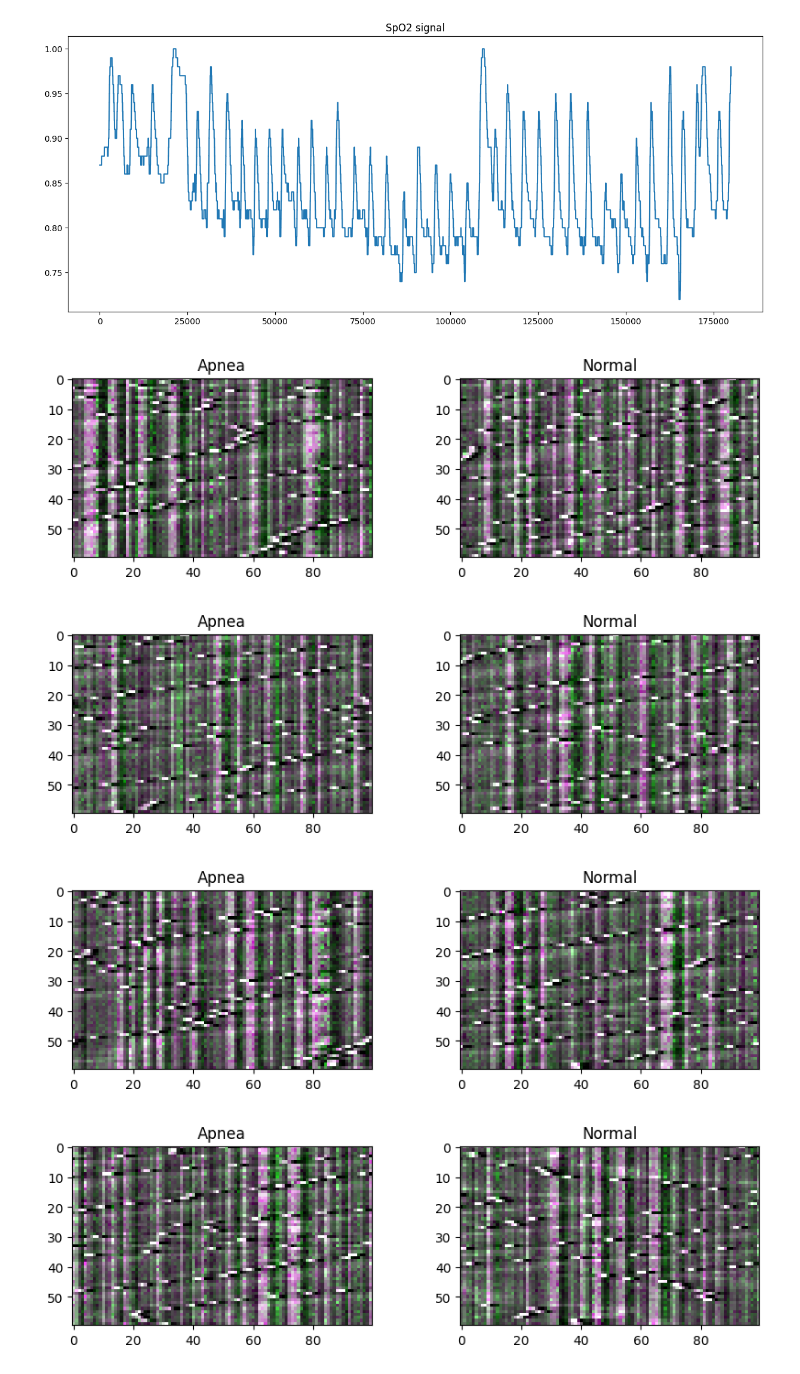
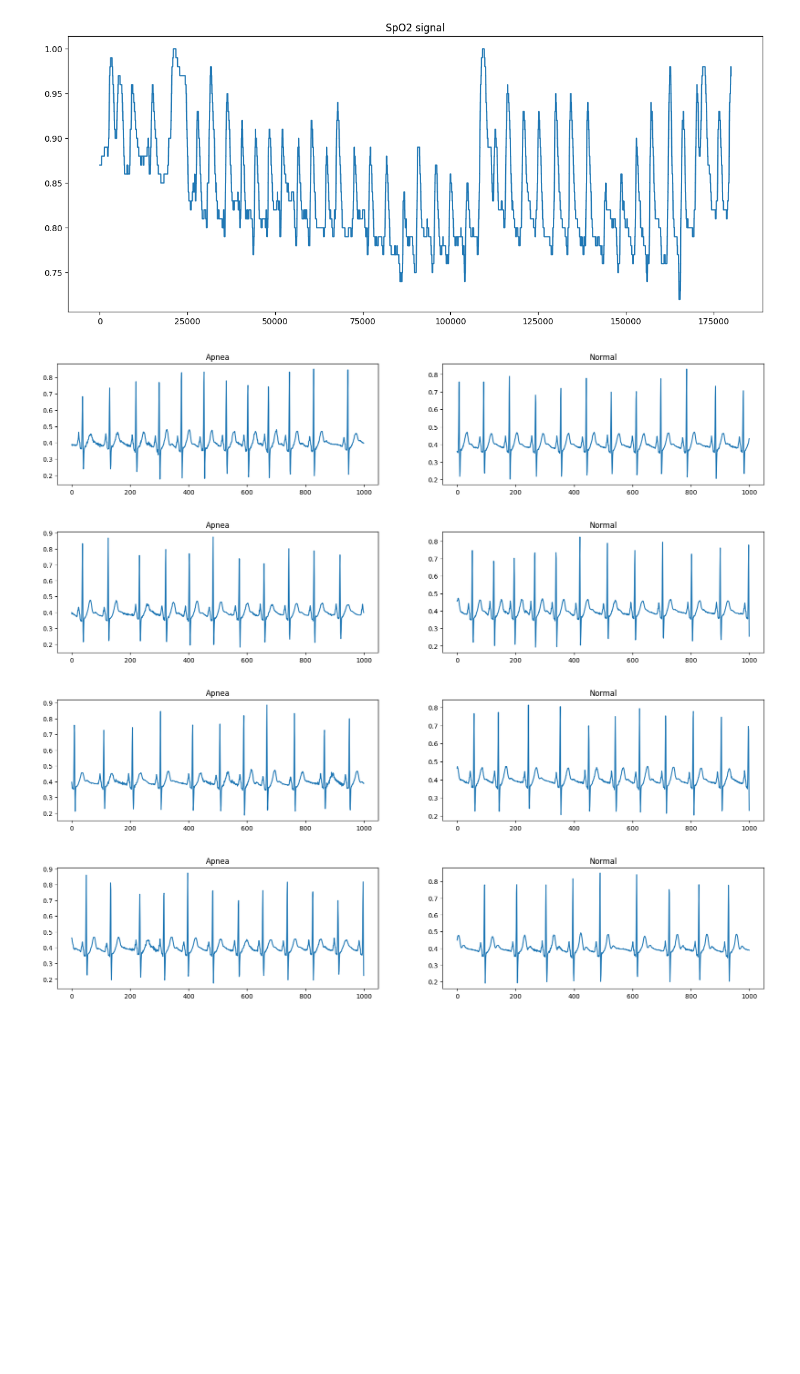
Before and after one commit to lucky-and-minie222702/OSA-detection-using-ECG, a Jupyter notebook: view_signal.ipynb, the cells around one changed output. Cells and saved outputs as stored; diff of their text form; code cells hidden in the pictures; blank space fills up the shorter version.

```diff
--- a/view_signal.ipynb
+++ b/view_signal.ipynb
@@ -43,18 +30,18 @@ def to_color(sig):
 # %%
-size = 10
+size = 5
 for i in range(size):
-    a = to_color(X_1[i])
-    b = to_color(X_0[i])
-    plt.figure(figsize=(10, 30))
+    a = X_1[i][:1000:]
+    b = X_0[i][:1000:]
+    plt.figure(figsize=(20, 20))
     plt.subplot(size, 2, i*2+1)
     plt.title("Apnea")
-    plt.imshow(a)
+    plt.plot(a)
     plt.subplot(size, 2, i*2+2)
     plt.title("Normal")
-    plt.imshow(b)
+    plt.plot(b)
 plt.show()
 # %% [output]
-[figure, old version]
+[figure, new version]
-[figure, old version]
+[figure, new version]
-[figure, old version]
+[figure, new version]
-[figure, old version]
+[figure, new version]
```
Also changed, not shown: parts of 9 cells of this notebook, 8 other files.
